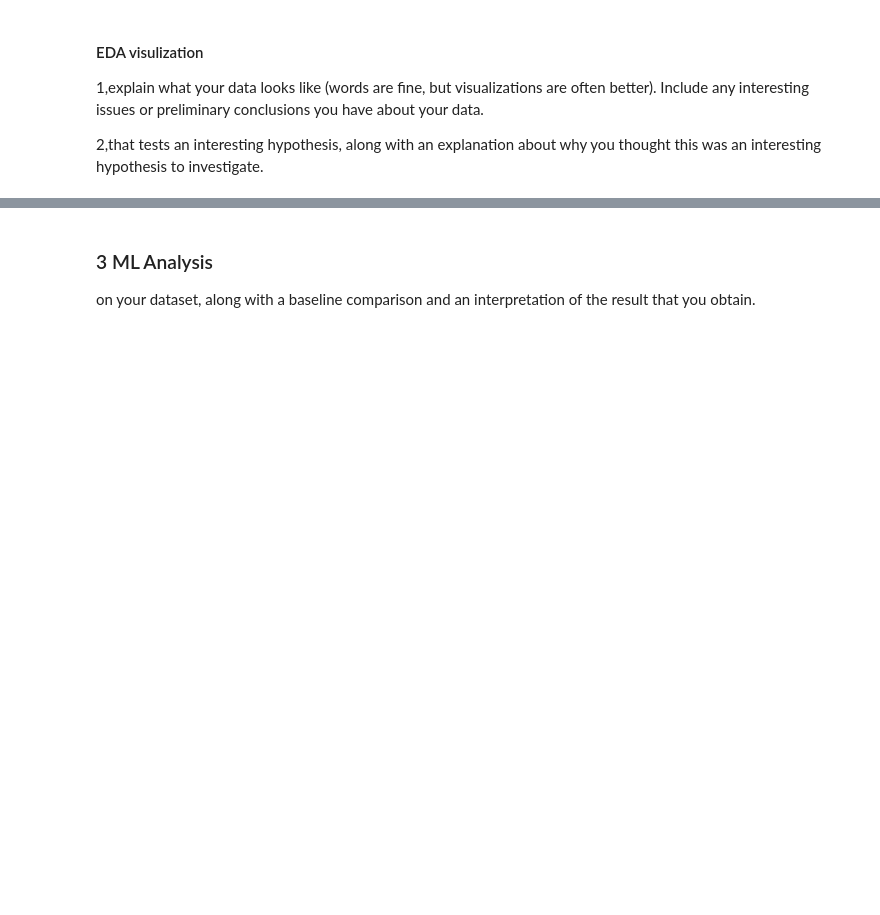
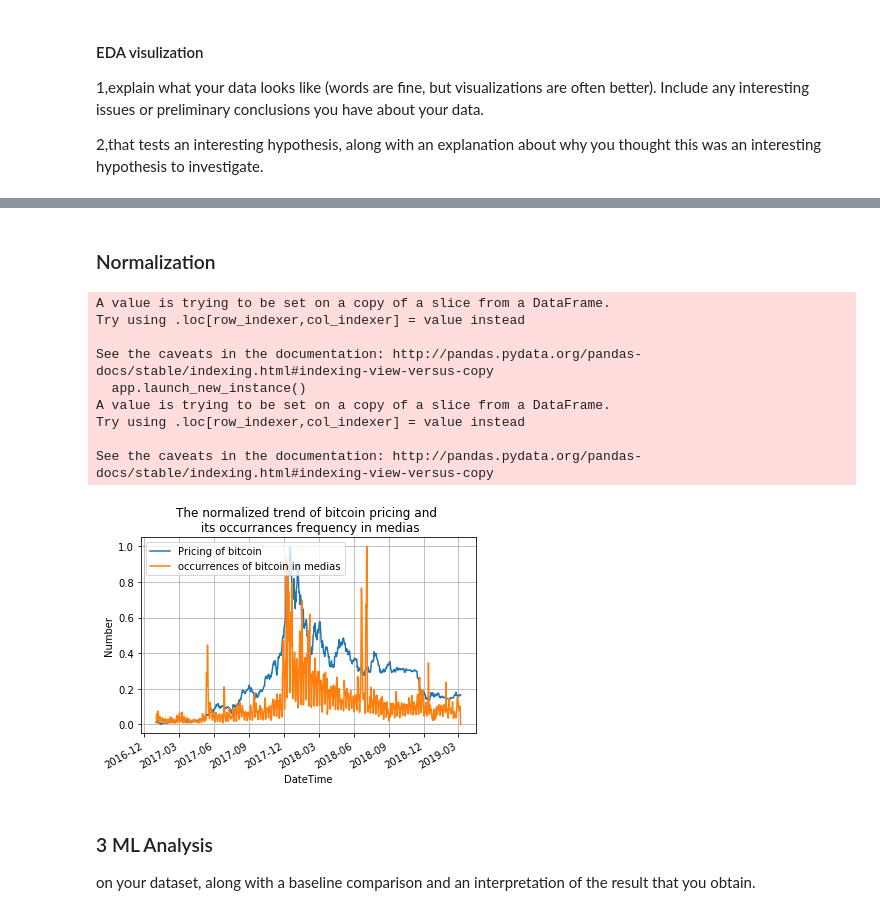
Before and after one commit to uic-cs418/cs418-project-slamming-squad-1, a Jupyter notebook: ML_Progress_Report.ipynb, the cells around one changed output, grey strips where cells are left out. Cells and saved outputs as stored; diff of their text form; code cells hidden in the pictures; blank space fills up the shorter version.

```diff
--- a/ML_Progress_Report.ipynb
+++ b/ML_Progress_Report.ipynb
@@ -107,3 +128,49 @@ investigate.
+# %% [markdown]
+### Normalization
+# %%
+# Normalized Plotting
+from matplotlib import dates as mdates
+df = daily_bitcoin_pricing_count.copy()
+daily_bitcoin_pricing_count_norm = df[df['DateTime'] >= '2017-01-01']
+
+pricing_series = daily_bitcoin_pricing_count_norm['price'];
+min_price = min(pricing_series)
+max_price = max(pricing_series)
+
+count_series = daily_bitcoin_pricing_count_norm['count'];
+min_count = min(count_series)
+max_count = max(count_series)
+
+fig, ax = plt.subplots()
+daily_bitcoin_pricing_count_norm['price'] = [(x - min_price) / (max_price - min_price)
+                                               for x in pricing_series if max_price != min_price]
+daily_bitcoin_pricing_count_norm['count'] = [(x - min_count) / (max_count - min_count)
+                                               for x in count_series if max_count != min_count]
+ax.plot('DateTime', 'price', label='Pricing of bitcoin', data=daily_bitcoin_pricing_count_norm)
+ax.plot('DateTime', 'count', label='occurrences of bitcoin in medias', data=daily_bitcoin_pricing_count_norm)
+plt.xlabel('DateTime')
+plt.ylabel('Number')
+plt.title('The normalized trend of bitcoin pricing and \n its occurrances frequency in medias')
+plt.legend()
+
+# format the ticks
+ax.xaxis.set_major_locator(mdates.MonthLocator(None, 1, 3))
+ax.xaxis.set_major_formatter(mdates.DateFormatter('%Y-%m'))
+ax.grid(True)
+fig.autofmt_xdate()
+plt.show()
+fig.savefig('Bitcoin_Price_And_Occurencies_Normalized.png', dpi=300)
+# %% [output]
+A value is trying to be set on a copy of a slice from a DataFrame.
+Try using .loc[row_indexer,col_indexer] = value instead
+
+See the caveats in the documentation: http://pandas.pydata.org/pandas-docs/stable/indexing.html#indexing-view-versus-copy
+  app.launch_new_instance()
+A value is trying to be set on a copy of a slice from a DataFrame.
+Try using .loc[row_indexer,col_indexer] = value instead
+
+See the caveats in the documentation: http://pandas.pydata.org/pandas-docs/stable/indexing.html#indexing-view-versus-copy
+[figure, added]
 # %% [markdown]
 ### 3 ML Analysis
 on your dataset, along with a baseline comparison
```
Also changed, not shown: parts of 4 cells of this notebook.
